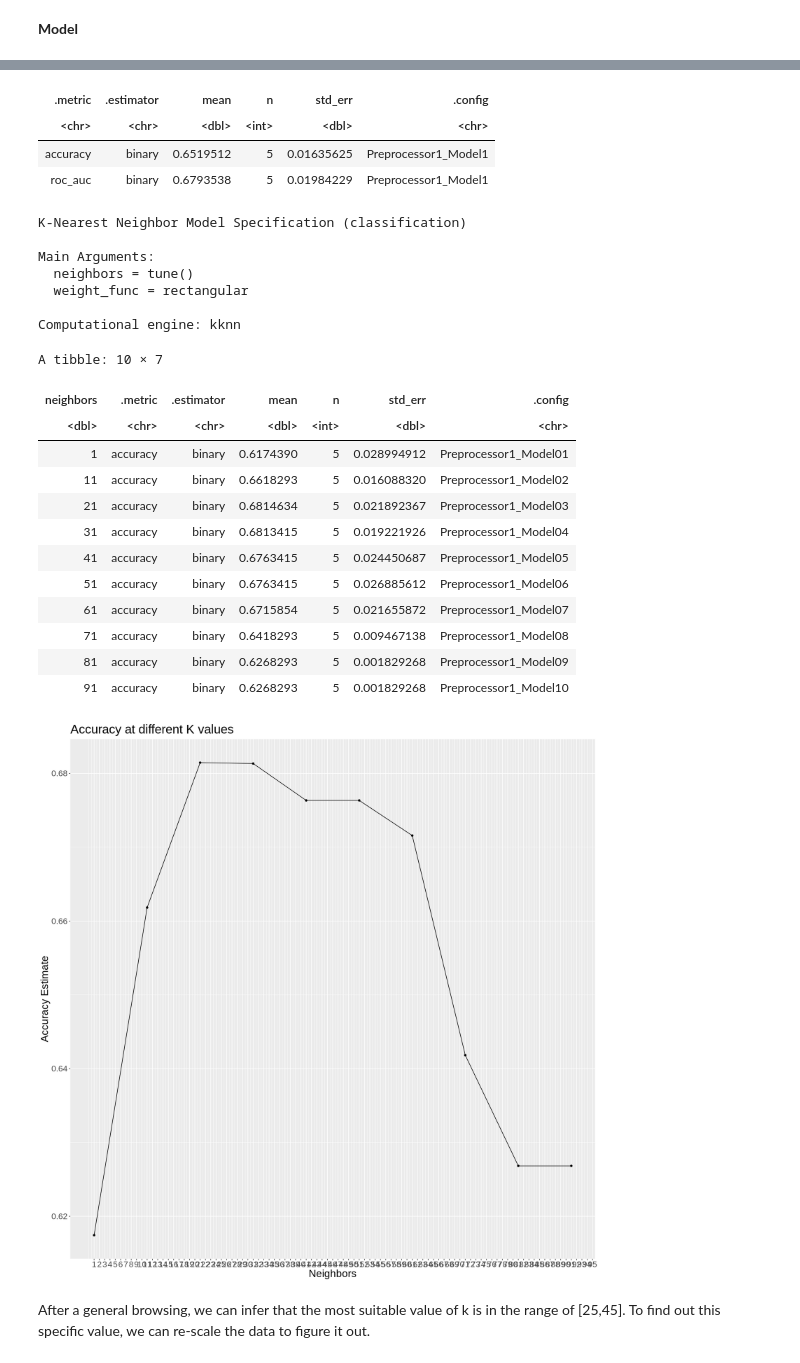
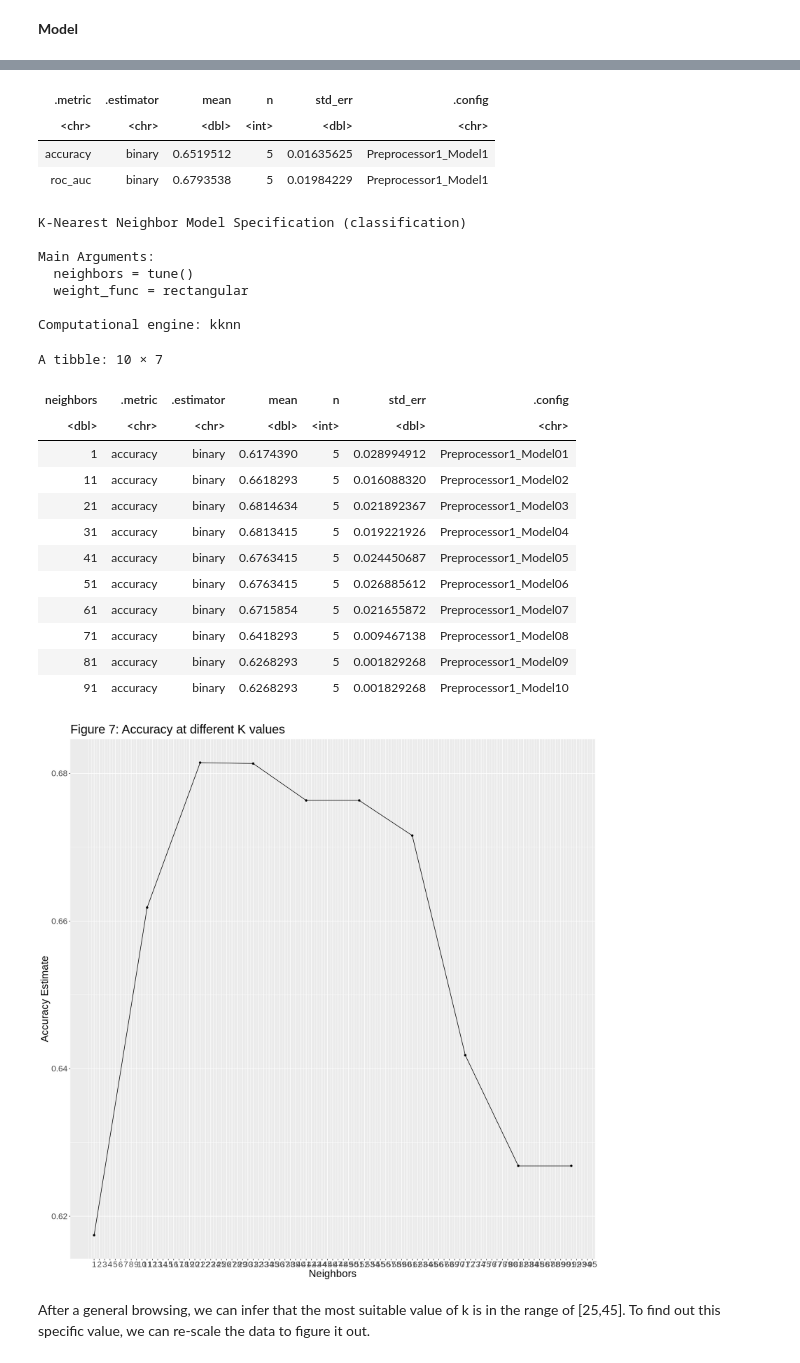
Before and after one commit to julieklipp/Project-Proposal, a Jupyter notebook: report.ipynb, the cells around one changed output, grey strips where cells are left out. Cells and saved outputs as stored; diff of their text form; code cells hidden in the pictures.

```diff
--- a/report.ipynb
+++ b/report.ipynb
@@ -244,12 +251,6 @@ head(heart_predictors_data)
 heart_split <- initial_split(heart_predictors_data, prop = 0.75, strata = diagnosis)
 heart_train <- training(heart_split)
 heart_test <- testing(heart_split)
-
-#splitting training data for tuning for the best K value
-# train_split <- initial_split(heart_train, prop = 0.75, strata = diagnosis)
-# subtrain <- training(train_split)
-# validation <- testing(train_split)
-#don't need????
 
 #creating the folds for cross validation
 vfold <- vfold_cv(heart_train, v = 5, strata = diagnosis)
@@ -303,7 +304,7 @@ accuracy_vs_k <- ggplot(model_accuracies, aes(x = neighbors, y = mean)) +
     geom_point() +
     geom_line() +
     labs(x = "Neighbors", y = "Accuracy Estimate") +
-    ggtitle("Accuracy at different K values") +
+    ggtitle("Figure 7: Accuracy at different K values") +
     scale_x_continuous(breaks = 1:100) +
     theme(text = element_text(size = 20))
 
@@ -335,34 +336,34 @@ K-Nearest Neighbor Model Specification (classification)
 Main Arguments:
   neighbors = 5
   weight_func = rectangular
 
 Computational engine: kknn
 A tibble: 2 × 6
 | .metric | .estimator | mean | n | std_err | .config |
 | <chr> | <chr> | <dbl> | <int> | <dbl> | <chr> |
 | accuracy | binary | 0.6519512 | 5 | 0.01635625 | Preprocessor1_Model1 |
 | roc_auc | binary | 0.6793538 | 5 | 0.01984229 | Preprocessor1_Model1 |
 K-Nearest Neighbor Model Specification (classification)
 
 Main Arguments:
   neighbors = tune()
   weight_func = rectangular
 
 Computational engine: kknn
 A tibble: 10 × 7
 | neighbors | .metric | .estimator | mean | n | std_err | .config |
 | <dbl> | <chr> | <chr> | <dbl> | <int> | <dbl> | <chr> |
 | 1 | accuracy | binary | 0.6174390 | 5 | 0.028994912 | Preprocessor1_Model01 |
 | 11 | accuracy | binary | 0.6618293 | 5 | 0.016088320 | Preprocessor1_Model02 |
 | 21 | accuracy | binary | 0.6814634 | 5 | 0.021892367 | Preprocessor1_Model03 |
 | 31 | accuracy | binary | 0.6813415 | 5 | 0.019221926 | Preprocessor1_Model04 |
 | 41 | accuracy | binary | 0.6763415 | 5 | 0.024450687 | Preprocessor1_Model05 |
 | 51 | accuracy | binary | 0.6763415 | 5 | 0.026885612 | Preprocessor1_Model06 |
 | 61 | accuracy | binary | 0.6715854 | 5 | 0.021655872 | Preprocessor1_Model07 |
 | 71 | accuracy | binary | 0.6418293 | 5 | 0.009467138 | Preprocessor1_Model08 |
 | 81 | accuracy | binary | 0.6268293 | 5 | 0.001829268 | Preprocessor1_Model09 |
 | 91 | accuracy | binary | 0.6268293 | 5 | 0.001829268 | Preprocessor1_Model10 |
-[figure, old version]
+[figure, new version]
 # %% [markdown]
 After a general browsing, we can infer that the most suitable value of k is in the range of [25,45]. To find out this specific value, we can re-scale the data to figure it out.
 # %%
```
Also changed, not shown: parts of 9 cells of this notebook.
